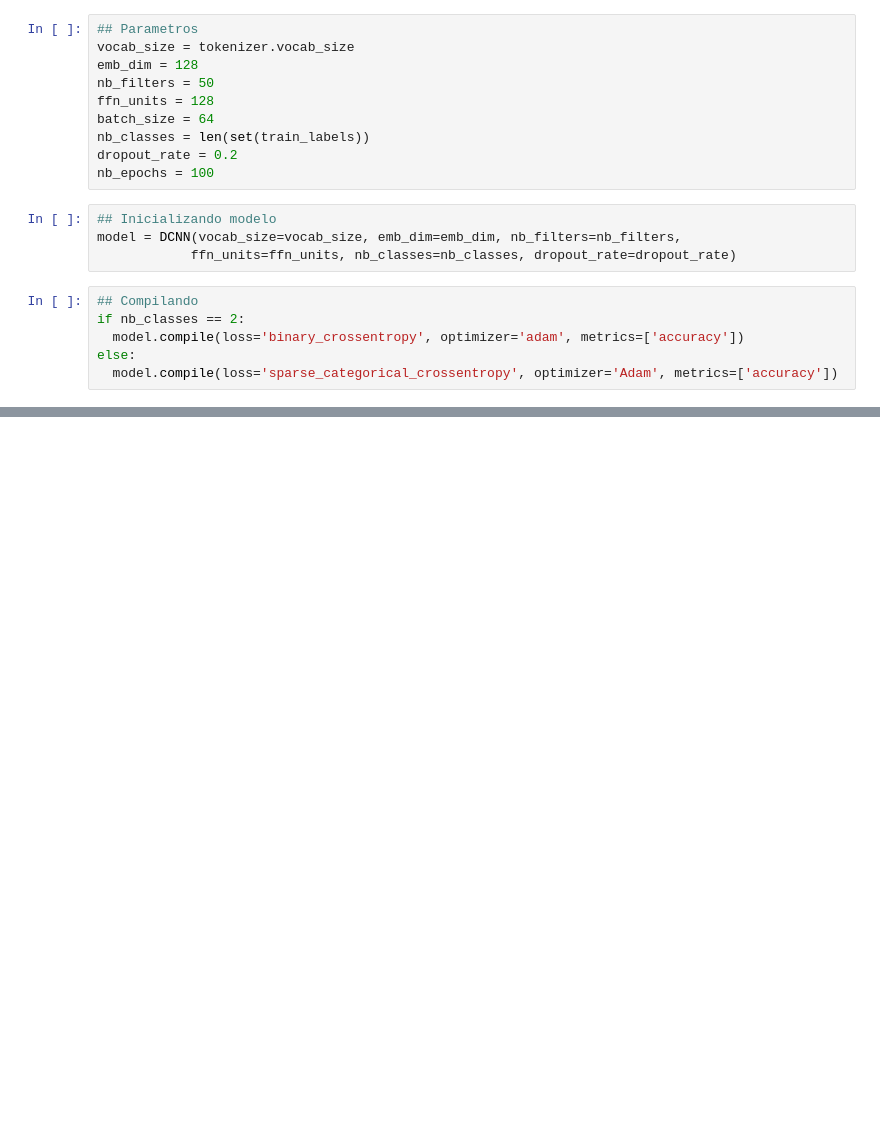
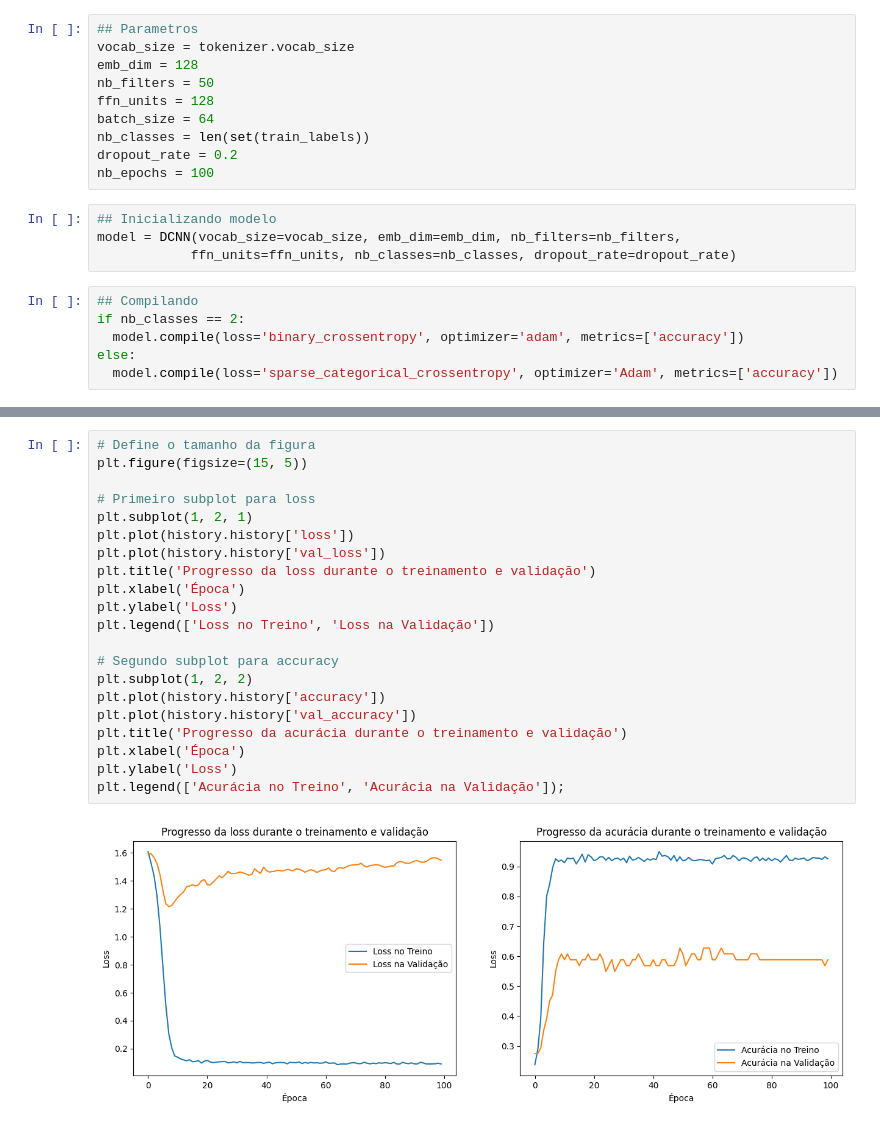
Before and after one commit to MatheussAlvess/NLP_Sectors, a Jupyter notebook: analysis.ipynb, the cells around one changed output, grey strips where cells are left out. Cells and saved outputs as stored; diff of their text form; blank space fills up the shorter version.

```diff
--- a/analysis.ipynb
+++ b/analysis.ipynb
@@ -480,0 +487,23 @@ WARNING:tensorflow:6 out of the last 9 calls to <function TensorFlowTrainer.make
+# %%
+# Define o tamanho da figura
+plt.figure(figsize=(15, 5))
+
+# Primeiro subplot para loss
+plt.subplot(1, 2, 1)
+plt.plot(history.history['loss'])
+plt.plot(history.history['val_loss'])
+plt.title('Progresso da loss durante o treinamento e validação')
+plt.xlabel('Época')
+plt.ylabel('Loss')
+plt.legend(['Loss no Treino', 'Loss na Validação'])
+
+# Segundo subplot para accuracy
+plt.subplot(1, 2, 2)
+plt.plot(history.history['accuracy'])
+plt.plot(history.history['val_accuracy'])
+plt.title('Progresso da acurácia durante o treinamento e validação')
+plt.xlabel('Época')
+plt.ylabel('Loss')
+plt.legend(['Acurácia no Treino', 'Acurácia na Validação']);
+# %% [output]
+[figure, added]
```
Also changed, not shown: parts of 4 cells of this notebook, 1 other file.
